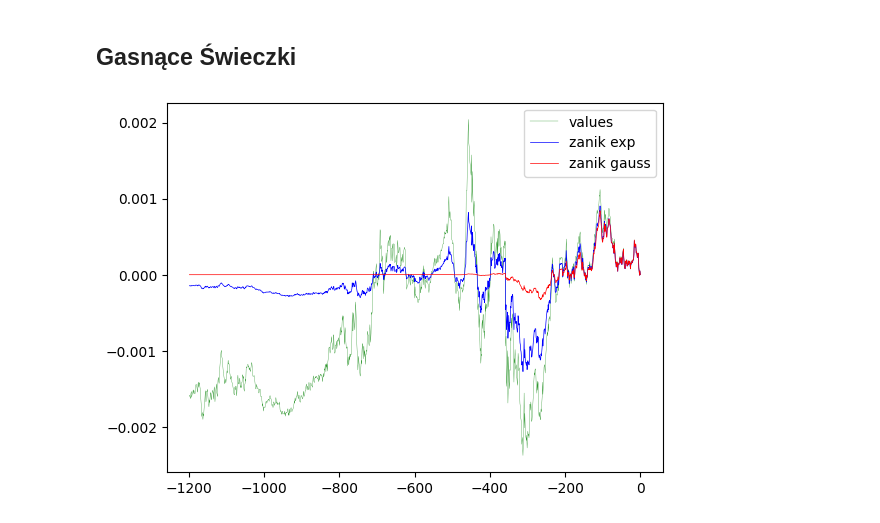
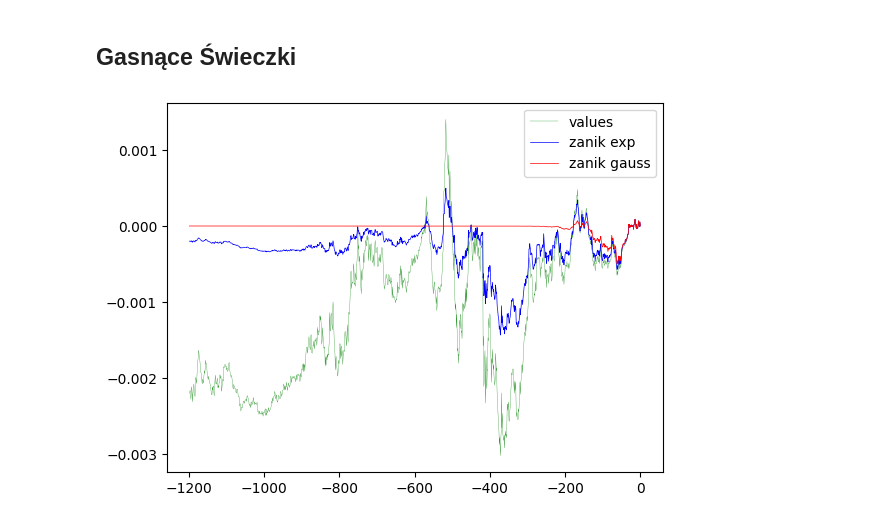
Before and after one commit to stefanzarembinski/szx81, a Jupyter notebook: src/kubusia/gasnace_swieczki.ipynb, the cells around one changed output. Drawn from its saved outputs; the diff is of its cells as text; code cells hidden in the pictures.

```diff
--- a/src/kubusia/gasnace_swieczki.ipynb
+++ b/src/kubusia/gasnace_swieczki.ipynb
@@ -16,31 +15,21 @@ y_all_data = [values[1][0] for values in all_data]
 # %% [markdown]
 ## Gasnące Świeczki
 # %%
-limits = (0,1200)
-shift = 0
-data = all_data[limits[0] + shift: limits[1] + shift]
+shift = 60
+value = VALUE[0 + shift: 1200 + shift]
+value = value - value[-1]
+time_count = np.array([i for i in range(len(value))], dtype='float64')
+time_count = time_count - time_count[-1]
 
-minute_count = [i + shift for i in range(len(data))]
-value = [values[1][0] for values in data]
-value = [value_ - value[-1] for value_ in value] # poziom '0' od ostatniej świeczki
-minute_count = [minute_count_ - minute_count[-1] for minute_count_ in minute_count] # czas liczony od istatniej świeczki
 
-SKALA_ZANIKU_EXP = 500.0
-def exp(t):
-    return math.exp(-math.fabs(t/SKALA_ZANIKU_EXP))
+zanik_gauss = np.array([value[i] * gauss(time_count[i]) for i in range(len(time_count))])
+zanik_exp = np.array([value[i] * exp(time_count[i]) for i in range(len(time_count))])
 
-SKALA_ZANIKU_GAUSS = 200.0
-def gauss(t):
-    return math.exp(-(t/SKALA_ZANIKU_GAUSS) ** 2)
-
-zanik_exp = [value[i] * exp(minute_count[i]) for i in range(len(minute_count))]
-zanik_gauss = [value[i] * gauss(minute_count[i]) for i in range(len(minute_count))]
-
-plt.plot(minute_count, value, label='values', color='green', linewidth=0.2)
-plt.plot(minute_count, zanik_exp, label='zanik exp', color='blue', linewidth=0.5)
-plt.plot(minute_count, zanik_gauss, label='zanik gauss', color='red', linewidth=0.5)
+plt.plot(time_count, value, label='values', color='green', linewidth=0.2)
+plt.plot(time_count, zanik_exp, label='zanik exp', color='blue', linewidth=0.5)
+plt.plot(time_count, zanik_gauss, label='zanik gauss', color='red', linewidth=0.5)
 plt.legend()
 plt.show()
 # %% [output]
-[figure, old version]
+[figure, new version]
 # %%
```
Also changed, not shown: parts of 5 cells of this notebook, 6 other files.
